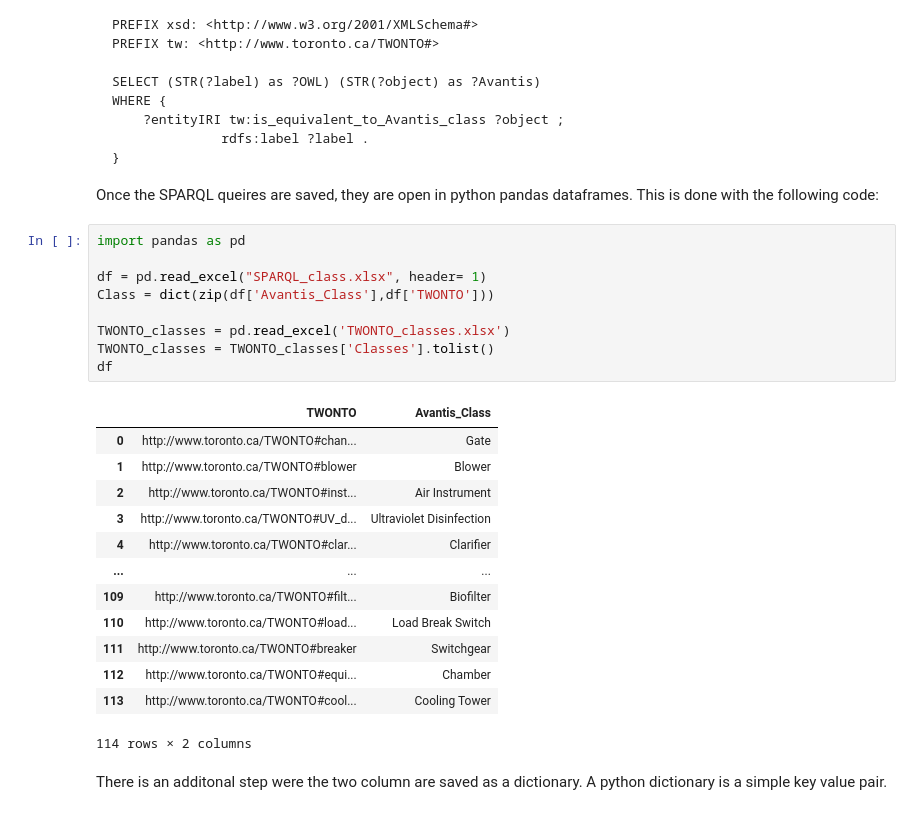
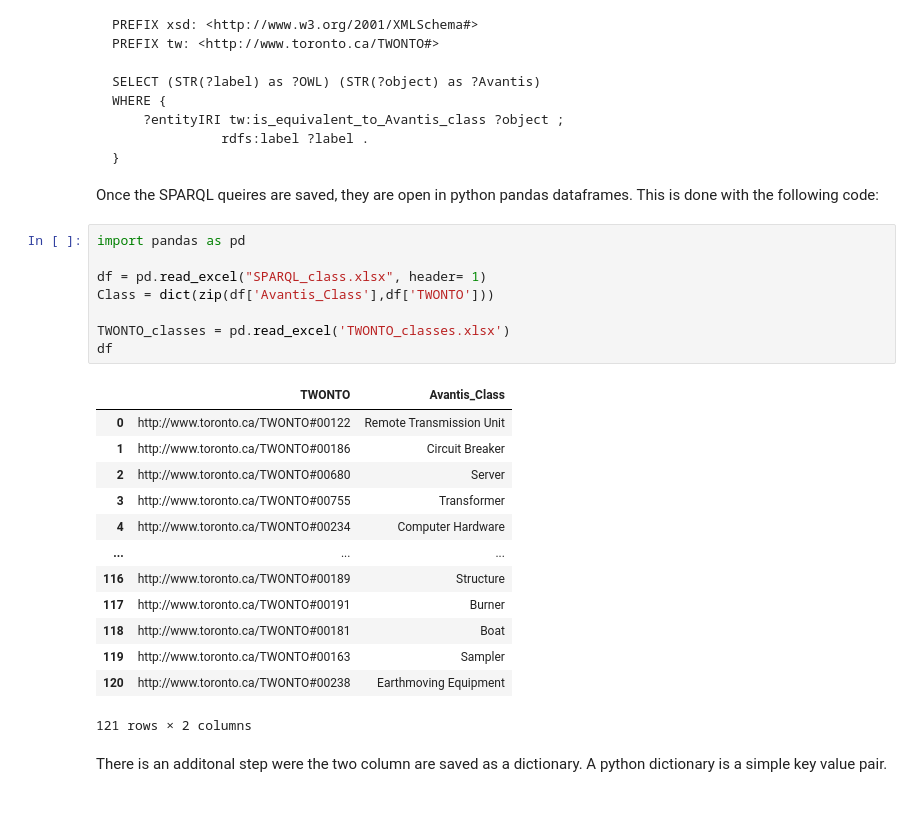
Before and after one commit to TW-ASMP/TWONTO, a Jupyter notebook: Avantis Mapping/Avantis Mapping Instructions.ipynb, the cells around one changed output. Drawn from its saved outputs; the diff is of its cells as text.

```diff
--- a/Avantis Mapping/Avantis Mapping Instructions.ipynb
+++ b/Avantis Mapping/Avantis Mapping Instructions.ipynb
@@ -31,26 +31,25 @@ Once the SPARQL queires are saved, they are open in python pandas dataframes. Th
 # %%
 import pandas as pd
 
 df = pd.read_excel("SPARQL_class.xlsx", header= 1)
 Class = dict(zip(df['Avantis_Class'],df['TWONTO']))
 
 TWONTO_classes = pd.read_excel('TWONTO_classes.xlsx')
-TWONTO_classes = TWONTO_classes['Classes'].tolist()
 df
 # %% [output]
 |  | TWONTO | Avantis_Class |
-| 0 | http://www.toronto.ca/TWONTO#chan... | Gate |
-| 1 | http://www.toronto.ca/TWONTO#blower | Blower |
-| 2 | http://www.toronto.ca/TWONTO#inst... | Air Instrument |
-| 3 | http://www.toronto.ca/TWONTO#UV_d... | Ultraviolet Disinfection |
-| 4 | http://www.toronto.ca/TWONTO#clar... | Clarifier |
+| 0 | http://www.toronto.ca/TWONTO#00122 | Remote Transmission Unit |
+| 1 | http://www.toronto.ca/TWONTO#00186 | Circuit Breaker |
+| 2 | http://www.toronto.ca/TWONTO#00680 | Server |
+| 3 | http://www.toronto.ca/TWONTO#00755 | Transformer |
+| 4 | http://www.toronto.ca/TWONTO#00234 | Computer Hardware |
 | ... | ... | ... |
-| 109 | http://www.toronto.ca/TWONTO#filt... | Biofilter |
-| 110 | http://www.toronto.ca/TWONTO#load... | Load Break Switch |
-| 111 | http://www.toronto.ca/TWONTO#breaker | Switchgear |
-| 112 | http://www.toronto.ca/TWONTO#equi... | Chamber |
-| 113 | http://www.toronto.ca/TWONTO#cool... | Cooling Tower |
+| 116 | http://www.toronto.ca/TWONTO#00189 | Structure |
+| 117 | http://www.toronto.ca/TWONTO#00191 | Burner |
+| 118 | http://www.toronto.ca/TWONTO#00181 | Boat |
+| 119 | http://www.toronto.ca/TWONTO#00163 | Sampler |
+| 120 | http://www.toronto.ca/TWONTO#00238 | Earthmoving Equipment |
-114 rows × 2 columns
+121 rows × 2 columns
 # %% [markdown]
 There is an additonal step were the two column are saved as a dictionary. A python dictionary is a simple key value pair.
 # %%
```
Also changed, not shown: parts of 12 cells of this notebook, 11 other files.
